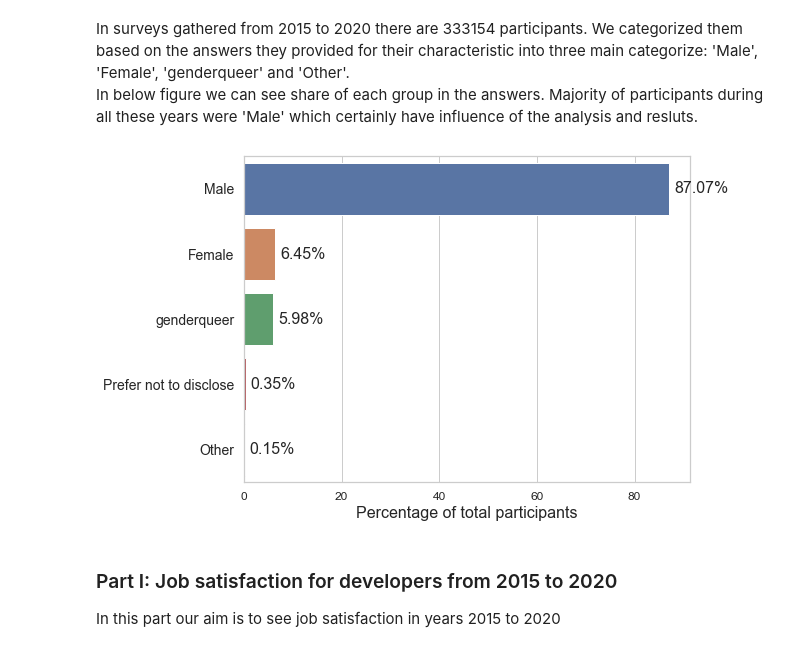
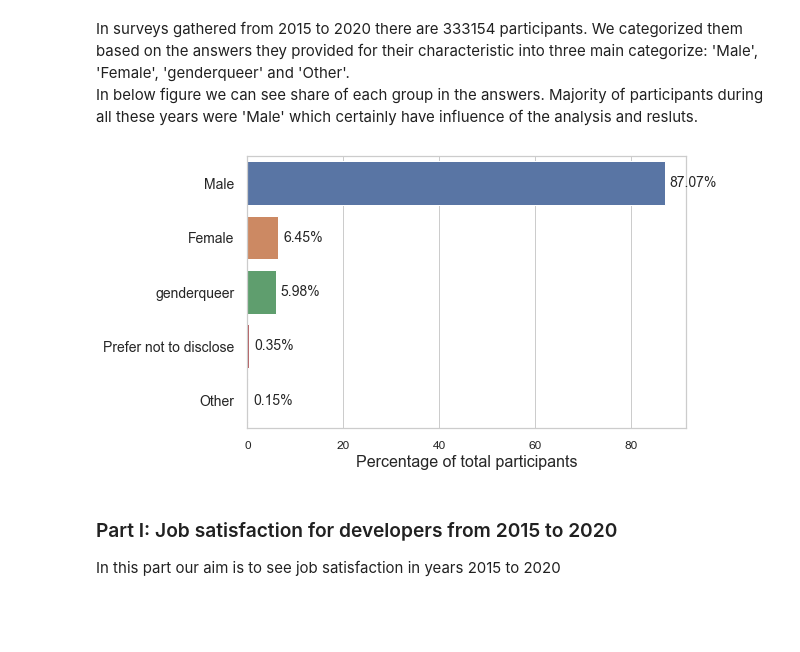
Before and after one commit to alirezakfz/project_stackoverflow, a Jupyter notebook: Data_Visualization.ipynb, the cells around one changed output. Saved outputs shown, nothing was run; the diff lists cells and outputs as text; code cells hidden in the pictures; blank space fills up the shorter version.

```diff
--- a/Data_Visualization.ipynb
+++ b/Data_Visualization.ipynb
@@ -40,31 +44,32 @@ df_temp = df_temp.Gender.value_counts(normalize=True).mul(100).rename('Percent')
 # %%
 sns.set_theme(style="whitegrid")
 
 # Initialize the matplotlib figure
-f, ax = plt.subplots(figsize=(8, 6))
+f, ax = plt.subplots(figsize=(7, 5))
 
 
 sns.barplot(x="Percent", y="index", data=df_temp, label="Total", color="b",  palette="deep")
 
 #ax.legend(title='Demographic', loc='upper right', bbox_to_anchor=(1.0, 1),fontsize=14)
 #ax.set(ylabel="", xlabel="Percentage of total participants")
 #sns.despine(left=True, bottom=True)
-plt.rcParams['font.size'] = '16'
+plt.rcParams['font.size'] = '14'
 
 plt.xticks(fontsize=12)
 plt.yticks(fontsize=14)
 plt.xlabel(xlabel="Percentage of total participants", size=16)
 plt.ylabel('')
 
 for p in ax.patches:
     width = p.get_width()    # get bar length
     ax.text(width + 1,       # set the text at 1 unit right of the bar
             p.get_y() + p.get_height() / 2, # get Y coordinate + X coordinate / 2
             '{:1.2f}%'.format(width), # set variable to display, 2 decimals
             ha = 'left',   # horizontal alignment
             va = 'center')  # vertical alignment
+plt.savefig('./figures/genders_participation_percentage.png',bbox_inches = "tight")
 # %% [output]
-[figure, old version]
+[figure, new version]
 # %% [markdown]
 ### Part I: Job satisfaction for developers from 2015 to 2020
 In this part our aim is to see job satisfaction in years 2015 to 2020
```
Also changed, not shown: parts of 7 cells of this notebook, 20 other files.
